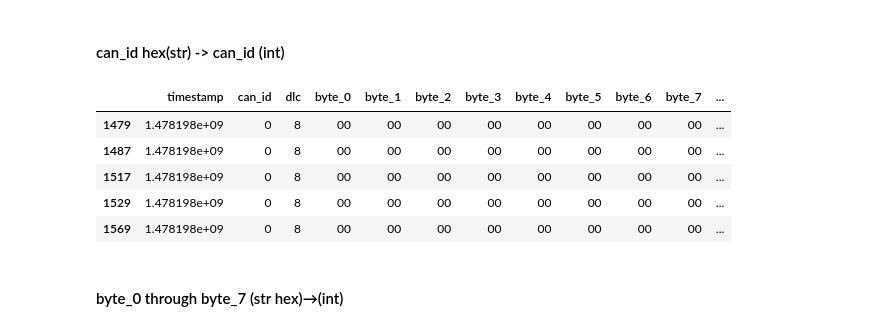
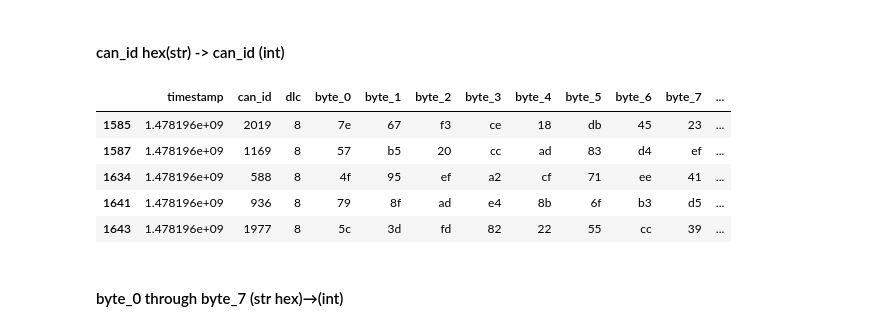
Before and after one commit to FatimeNazliAs/Intrusion-Detection-Systems-using-ML, a Jupyter notebook: notebooks/preprocess.ipynb, the cells around one changed output. Saved outputs shown, nothing was run; the diff lists cells and outputs as text; code cells hidden in the pictures.

Commit message:
complete preprocess.ipynb
I added methods for converting str hex byte columns to integer and replaced string flag values with integer.

```diff
--- a/notebooks/preprocess.ipynb
+++ b/notebooks/preprocess.ipynb
@@ -433,7 +434,7 @@ def convert_str_hex_to_int(df,column_name,new_column_name):
         A DataFrame with the new column added.
     """
     validate_column_in_dataframe(df,column_name)
-    df[new_column_name]=df[column_name].apply(lambda x: int(x,16))
+    df[new_column_name]=df[column_name].apply(lambda x: int(x,16) if isinstance(x,str) else np.nan)
     return df
 # %%
 def convert_multiple_dfs_str_hex_to_int(dfs,column_name,new_column_name):
@@ -461,15 +462,15 @@ def convert_multiple_dfs_str_hex_to_int(dfs,column_name,new_column_name):
 # %%
 converted_can_id_dfs=convert_multiple_dfs_str_hex_to_int(converted_timestamp_dfs,"can_id","can_id")
 # %%
-converted_can_id_dfs[0].head()
+converted_can_id_dfs[1].head()
 # %% [output]
 |  | timestamp | can_id | dlc | byte_0 | byte_1 | byte_2 | byte_3 | byte_4 | byte_5 | byte_6 | byte_7 | ... |
-| 1479 | 1.478198e+09 | 0 | 8 | 00 | 00 | 00 | 00 | 00 | 00 | 00 | 00 | ... |
-| 1487 | 1.478198e+09 | 0 | 8 | 00 | 00 | 00 | 00 | 00 | 00 | 00 | 00 | ... |
-| 1517 | 1.478198e+09 | 0 | 8 | 00 | 00 | 00 | 00 | 00 | 00 | 00 | 00 | ... |
-| 1529 | 1.478198e+09 | 0 | 8 | 00 | 00 | 00 | 00 | 00 | 00 | 00 | 00 | ... |
-| 1569 | 1.478198e+09 | 0 | 8 | 00 | 00 | 00 | 00 | 00 | 00 | 00 | 00 | ... |
+| 1585 | 1.478196e+09 | 2019 | 8 | 7e | 67 | f3 | ce | 18 | db | 45 | 23 | ... |
+| 1587 | 1.478196e+09 | 1169 | 8 | 57 | b5 | 20 | cc | ad | 83 | d4 | ef | ... |
+| 1634 | 1.478196e+09 | 588 | 8 | 4f | 95 | ef | a2 | cf | 71 | ee | 41 | ... |
+| 1641 | 1.478196e+09 | 936 | 8 | 79 | 8f | ad | e4 | 8b | 6f | b3 | d5 | ... |
+| 1643 | 1.478196e+09 | 1977 | 8 | 5c | 3d | fd | 82 | 22 | 55 | cc | 39 | ... |
+# %% [markdown]
+#### byte_0 through byte_7 (str hex)→(int)
 # %%
 byte_columns=["byte_0","byte_1","byte_2","byte_3","byte_4","byte_5","byte_6","byte_7"]
-# %% [markdown]
-#### byte_0 through byte_7 (str hex)→(int)
```
Also changed, not shown: parts of 12 cells of this notebook.
